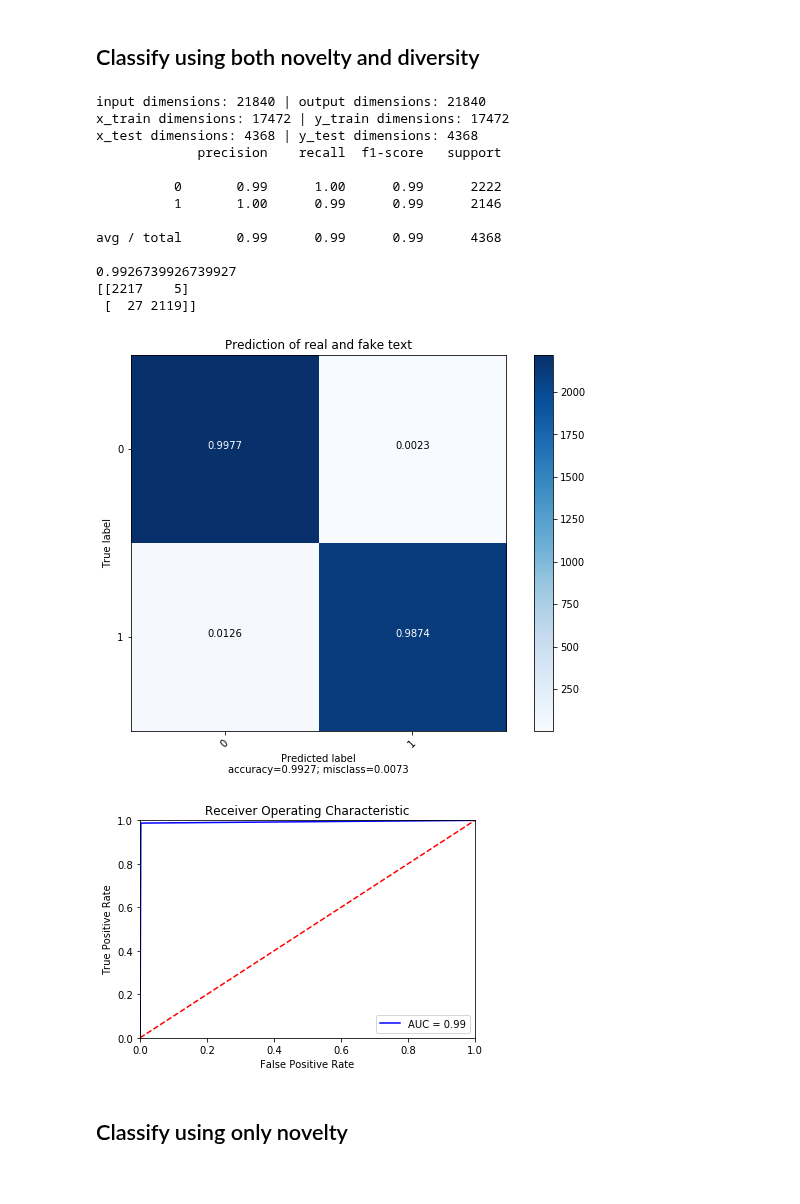
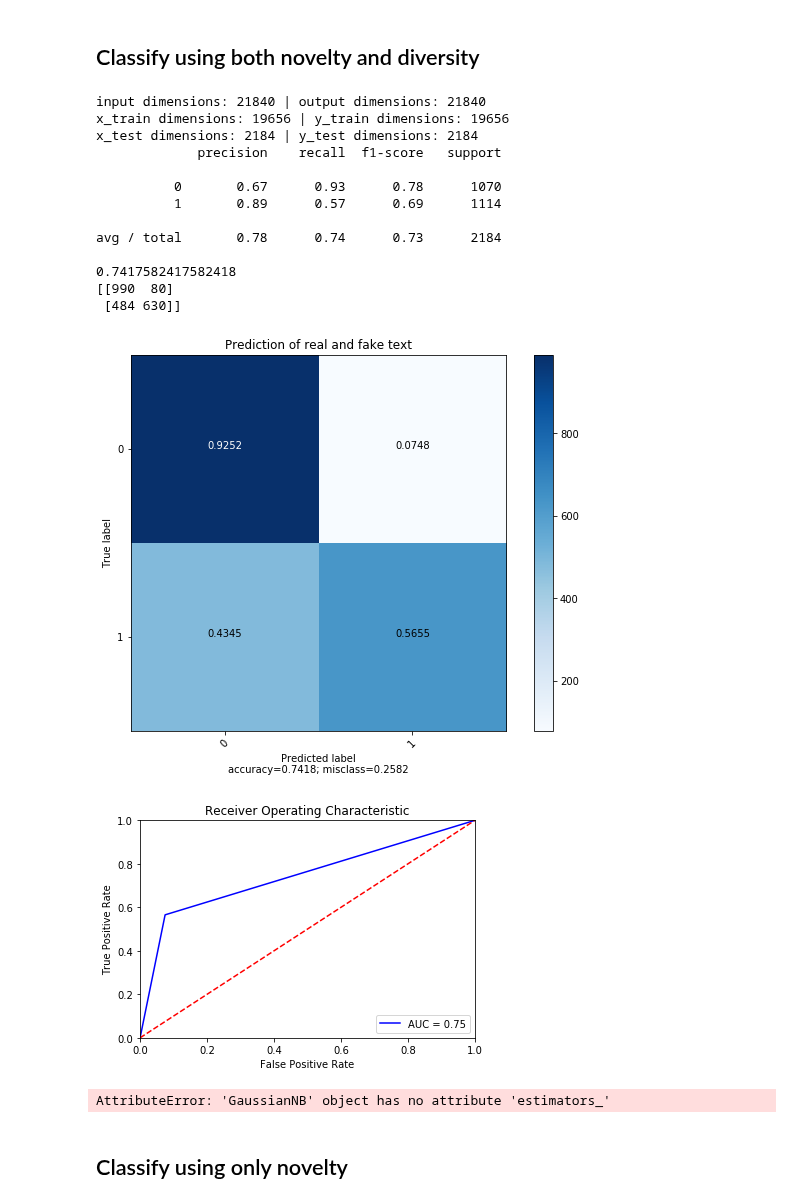
Before and after one commit to debashishc/classification-real-fake-text, a Jupyter notebook: analysis_levenshtein/Levenshtein_Classifier.ipynb, the cells around one changed output. Saved outputs shown, nothing was run; the diff lists cells and outputs as text; code cells hidden in the pictures.

```diff
--- a/analysis_levenshtein/Levenshtein_Classifier.ipynb
+++ b/analysis_levenshtein/Levenshtein_Classifier.ipynb
@@ -28,7 +29,10 @@ def classify(x, y, train_test_ratio):
     print('x_test dimensions:', len(test), '|', 'y_test dimensions:', len(test_labels))
 
     # Initialize classifier
-    rfc = RandomForestClassifier()
+#     rfc = RandomForestClassifier()
+    from sklearn.naive_bayes import GaussianNB
+    rfc = GaussianNB()
+
 
     # Train classifier
     model = rfc.fit(x_train, train_labels)
@@ -41,7 +45,7 @@ def classify(x, y, train_test_ratio):
     print(accuracy_score(test_labels, y_preds))
     print(confusion_matrix(test_labels, y_preds))
 
-    return test_labels, y_preds
+    return rfc, test_labels, y_preds
 
 
 # ROC Curve
@@ -75,35 +96,50 @@ y = combined_data['label'].values
 # %%
 novs = combined_data['novelty'].values
 divs = combined_data['diversity'].values
 
 x = list()
 for ix, nov in enumerate(novs):
     x.append([nov, divs[ix]])
 
-test_labels, y_preds = classify(x, y, train_test_ratio=0.2)
+rfc, test_labels, y_preds = classify(x, y, train_test_ratio=0.1)
 
 plot_confusion_matrix(cm           = confusion_matrix(test_labels, y_preds), # confusion matrix created by sklearn.metrics.confusion_matrix
                       normalize    = True,                # show proportions
                       target_names = [0, 1],       # list of names of the classes
                       title        = 'Prediction of real and fake text') # title of graph
 
 plot_roc_curve(test_labels=test_labels, y_preds=y_preds)
+
+from sklearn.tree import export_graphviz
+
+export_graphviz(rfc.estimators_[5],
+                feature_names=['novelty', 'diversity'],
+                class_names=['Fake','Real'],
+                filled=True, precision=True, proportion=False,
+                rounded=True)
+
+from subprocess import call
+call(['dot', '-Tpng', 'tree.dot', '-o', 'nov_div.png', '-Gdpi=600'])
+
+# from IPython.display import Image
+# Image(filename='nov_div.png')
 # %% [output]
 input dimensions: 21840 | output dimensions: 21840
-x_train dimensions: 17472 | y_train dimensions: 17472
-x_test dimensions: 4368 | y_test dimensions: 4368
+x_train dimensions: 19656 | y_train dimensions: 19656
+x_test dimensions: 2184 | y_test dimensions: 2184
              precision    recall  f1-score   support
 
-          0       0.99      1.00      0.99      2222
-          1       1.00      0.99      0.99      2146
+          0       0.67      0.93      0.78      1070
+          1       0.89      0.57      0.69      1114
 
-avg / total       0.99      0.99      0.99      4368
+avg / total       0.78      0.74      0.73      2184
 
-0.9926739926739927
-[[2217    5]
- [  27 2119]]
+0.7417582417582418
+[[990  80]
+ [484 630]]
-[figure, old version]
+[figure, new version]
-[figure, old version]
+[figure, new version]
+AttributeError: 'GaussianNB' object has no attribute 'estimators_'
 # %% [markdown]
 ## Classify using only novelty
 # %%
```
Also changed, not shown: parts of 4 cells of this notebook, 22 other files.
